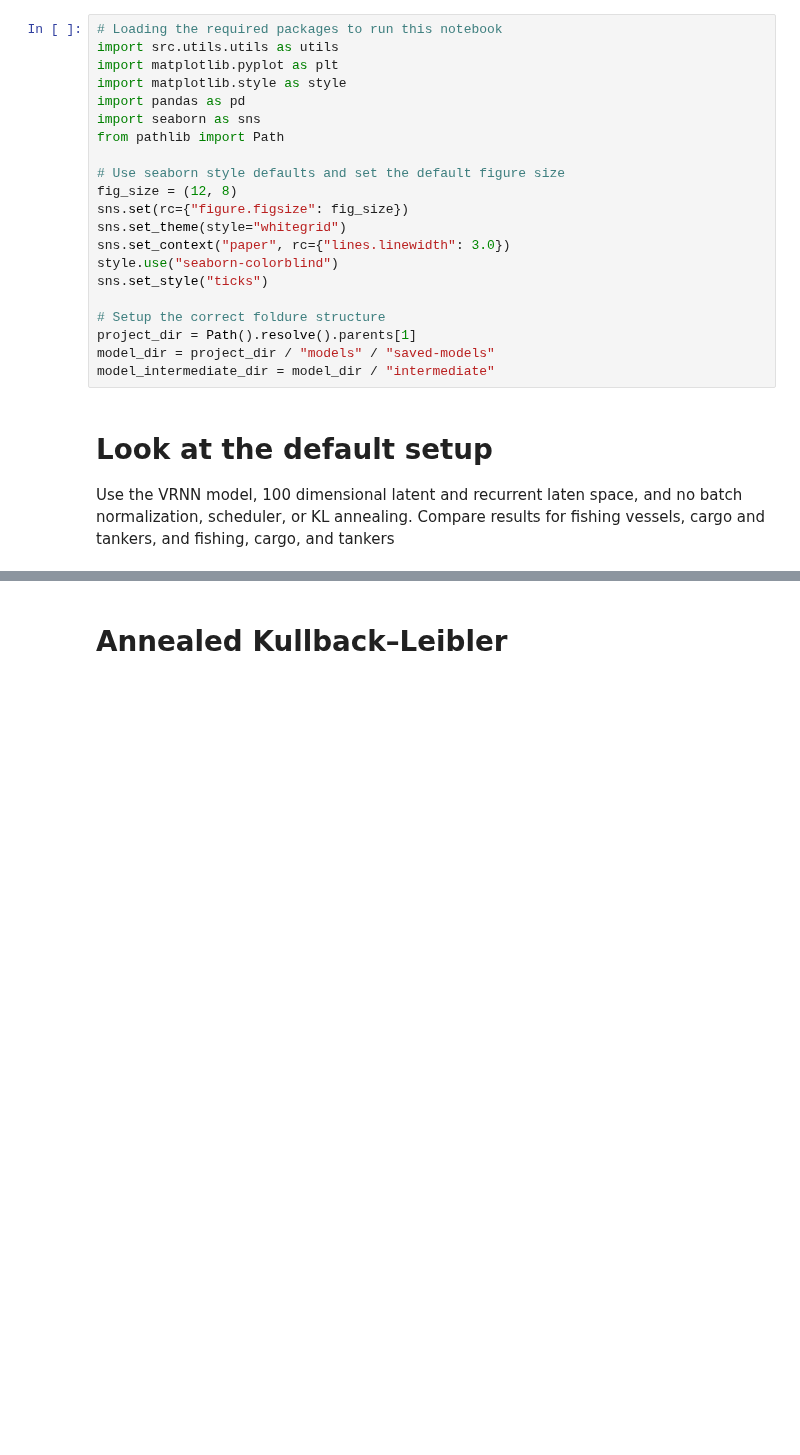
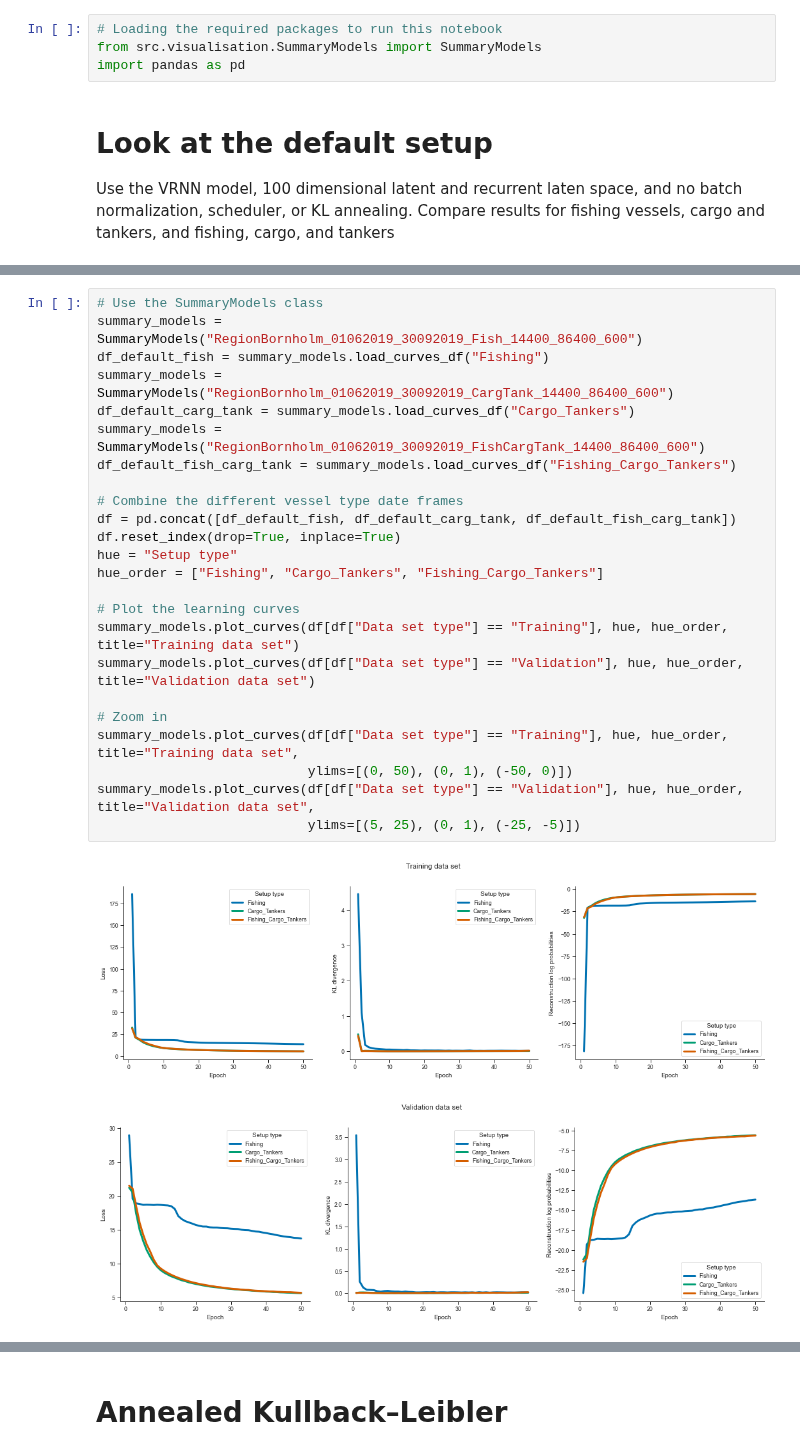
Before and after one commit to ThordurPall/vessel-trajectory-anomaly-detection, a Jupyter notebook: notebooks/Model Training/Explore Training & Validation Curves - Comparison.ipynb, the cells around one changed output, grey strips where cells are left out. Drawn from its saved outputs; the diff is of its cells as text; blank space fills up the shorter version.

Commit message:
Updating notebooks, utils, and SummaryModels so that the notebooks now call SummaryModels

```diff
--- a/notebooks/Model Training/Explore Training & Validation Curves - Comparison.ipynb
+++ b/notebooks/Model Training/Explore Training & Validation Curves - Comparison.ipynb
@@ -2,25 +2,8 @@
 # Load packages and define useful functions
 # %%
 # Loading the required packages to run this notebook
-import src.utils.utils as utils
-import matplotlib.pyplot as plt
-import matplotlib.style as style
+from src.visualisation.SummaryModels import SummaryModels
 import pandas as pd
-import seaborn as sns
-from pathlib import Path
-
-# Use seaborn style defaults and set the default figure size
-fig_size = (12, 8)
-sns.set(rc={"figure.figsize": fig_size})
-sns.set_theme(style="whitegrid")
-sns.set_context("paper", rc={"lines.linewidth": 3.0})
-style.use("seaborn-colorblind")
-sns.set_style("ticks")
-
-# Setup the correct foldure structure
-project_dir = Path().resolve().parents[1]
-model_dir = project_dir / "models" / "saved-models"
-model_intermediate_dir = model_dir / "intermediate"
 # %% [markdown]
 # Look at the default setup
 Use the VRNN model, 100 dimensional latent and recurrent laten space, and no batch normalization, scheduler, or KL annealing. Compare results for fishing vessels, cargo and tankers, and fishing, cargo, and tankers
@@ -48,0 +10,27 @@ utils.plot_curves(df[df["Data set type"] == "Validation"], hue, hue_order, title
+# %%
+# Use the SummaryModels class
+summary_models = SummaryModels("RegionBornholm_01062019_30092019_Fish_14400_86400_600")
+df_default_fish = summary_models.load_curves_df("Fishing")
+summary_models = SummaryModels("RegionBornholm_01062019_30092019_CargTank_14400_86400_600")
+df_default_carg_tank = summary_models.load_curves_df("Cargo_Tankers")
+summary_models = SummaryModels("RegionBornholm_01062019_30092019_FishCargTank_14400_86400_600")
+df_default_fish_carg_tank = summary_models.load_curves_df("Fishing_Cargo_Tankers")
+
+# Combine the different vessel type date frames
+df = pd.concat([df_default_fish, df_default_carg_tank, df_default_fish_carg_tank])
+df.reset_index(drop=True, inplace=True)
+hue = "Setup type"
+hue_order = ["Fishing", "Cargo_Tankers", "Fishing_Cargo_Tankers"]
+
+# Plot the learning curves
+summary_models.plot_curves(df[df["Data set type"] == "Training"], hue, hue_order, title="Training data set")
+summary_models.plot_curves(df[df["Data set type"] == "Validation"], hue, hue_order, title="Validation data set")
+
+# Zoom in
+summary_models.plot_curves(df[df["Data set type"] == "Training"], hue, hue_order, title="Training data set",
+                           ylims=[(0, 50), (0, 1), (-50, 0)])
+summary_models.plot_curves(df[df["Data set type"] == "Validation"], hue, hue_order, title="Validation data set",
+                           ylims=[(5, 25), (0, 1), (-25, -5)])
+# %% [output]
+[figure, added]
+[figure, added]
```
Also changed, not shown: parts of 4 cells of this notebook, 4 other files.
